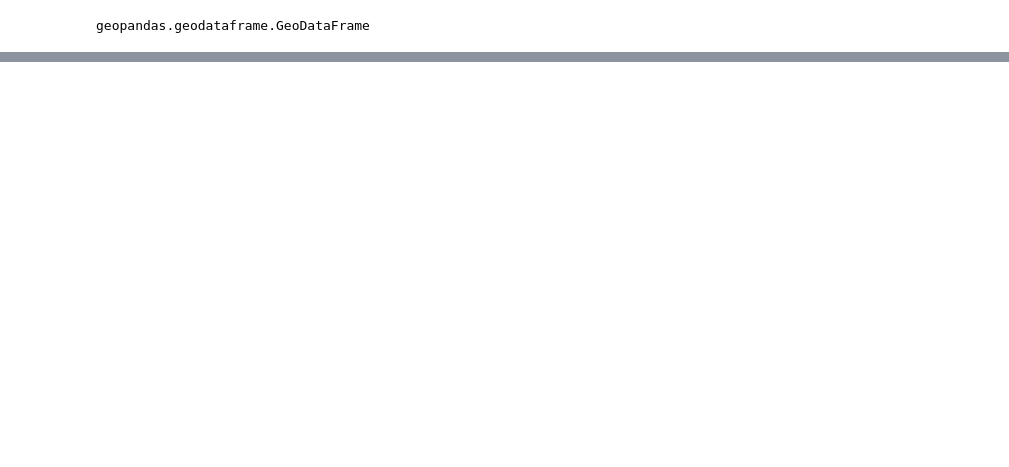
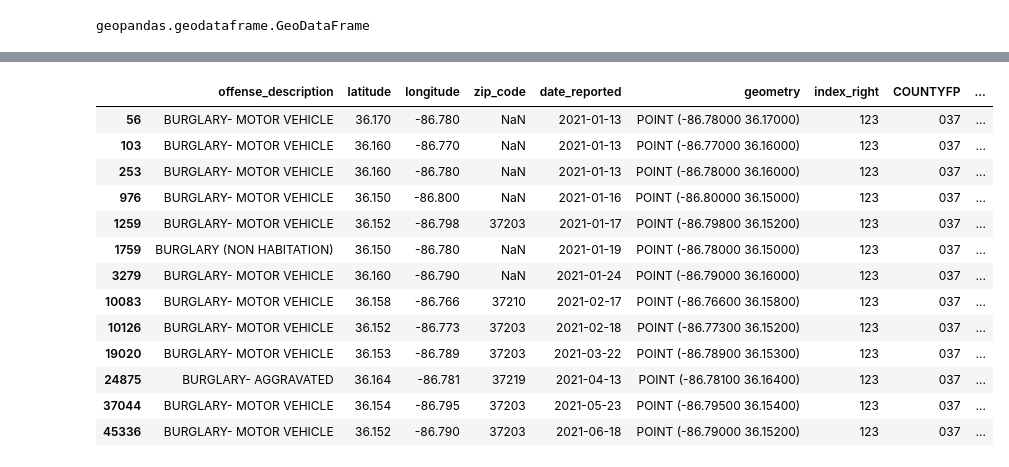
Before and after one commit to nss-data-science-cohort-5/geospatial_api-silver-sharks, a Jupyter notebook: Project2_Group_Conrad.ipynb, the cells around one changed output, grey strips where cells are left out. Saved outputs shown, nothing was run; the diff lists cells and outputs as text; code cells hidden in the pictures; blank space fills up the shorter version.

```diff
--- a/Project2_Group_Conrad.ipynb
+++ b/Project2_Group_Conrad.ipynb
@@ -56,0 +107,6 @@ geopandas.geodataframe.GeoDataFrame
+# %%
+burglary_geo = gpd.GeoDataFrame(burglary_reports,
+                               crs=census_tract.crs,
+                               geometry = burglary_reports['geometry'])
+# %%
+census_tract = census_tract[['COUNTYFP', 'NAME', 'geometry']]
@@ -56,0 +132,18 @@ geopandas.geodataframe.GeoDataFrame
+# %%
+burglaries_in_195 = burglary_by_tract.loc[burglary_by_tract['NAME'] == '195']
+burglaries_in_195
+# %% [output]
+|  | offense_description | latitude | longitude | zip_code | date_reported | geometry | index_right | COUNTYFP | ... |
+| 56 | BURGLARY- MOTOR VEHICLE | 36.170 | -86.780 | NaN | 2021-01-13 | POINT (-86.78000 36.17000) | 123 | 037 | ... |
+| 103 | BURGLARY- MOTOR VEHICLE | 36.160 | -86.770 | NaN | 2021-01-13 | POINT (-86.77000 36.16000) | 123 | 037 | ... |
+| 253 | BURGLARY- MOTOR VEHICLE | 36.160 | -86.780 | NaN | 2021-01-13 | POINT (-86.78000 36.16000) | 123 | 037 | ... |
+| 976 | BURGLARY- MOTOR VEHICLE | 36.150 | -86.800 | NaN | 2021-01-16 | POINT (-86.80000 36.15000) | 123 | 037 | ... |
+| 1259 | BURGLARY- MOTOR VEHICLE | 36.152 | -86.798 | 37203 | 2021-01-17 | POINT (-86.79800 36.15200) | 123 | 037 | ... |
+| 1759 | BURGLARY (NON HABITATION) | 36.150 | -86.780 | NaN | 2021-01-19 | POINT (-86.78000 36.15000) | 123 | 037 | ... |
+| 3279 | BURGLARY- MOTOR VEHICLE | 36.160 | -86.790 | NaN | 2021-01-24 | POINT (-86.79000 36.16000) | 123 | 037 | ... |
+| 10083 | BURGLARY- MOTOR VEHICLE | 36.158 | -86.766 | 37210 | 2021-02-17 | POINT (-86.76600 36.15800) | 123 | 037 | ... |
+| 10126 | BURGLARY- MOTOR VEHICLE | 36.152 | -86.773 | 37203 | 2021-02-18 | POINT (-86.77300 36.15200) | 123 | 037 | ... |
+| 19020 | BURGLARY- MOTOR VEHICLE | 36.153 | -86.789 | 37203 | 2021-03-22 | POINT (-86.78900 36.15300) | 123 | 037 | ... |
+| 24875 | BURGLARY- AGGRAVATED | 36.164 | -86.781 | 37219 | 2021-04-13 | POINT (-86.78100 36.16400) | 123 | 037 | ... |
+| 37044 | BURGLARY- MOTOR VEHICLE | 36.154 | -86.795 | 37203 | 2021-05-23 | POINT (-86.79500 36.15400) | 123 | 037 | ... |
+| 45336 | BURGLARY- MOTOR VEHICLE | 36.152 | -86.790 | 37203 | 2021-06-18 | POINT (-86.79000 36.15200) | 123 | 037 | ... |
```
Also changed, not shown: parts of 9 cells of this notebook.
